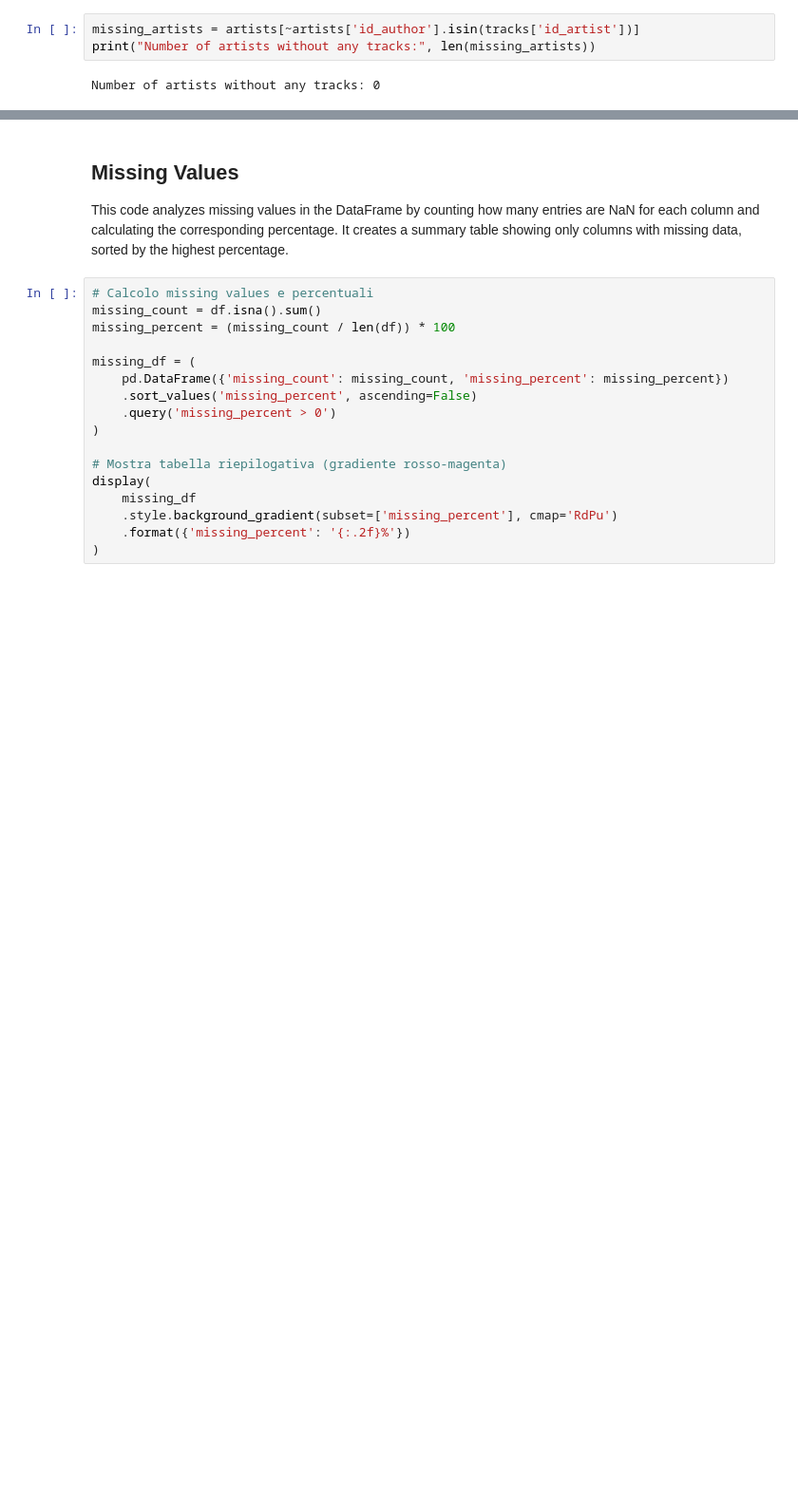
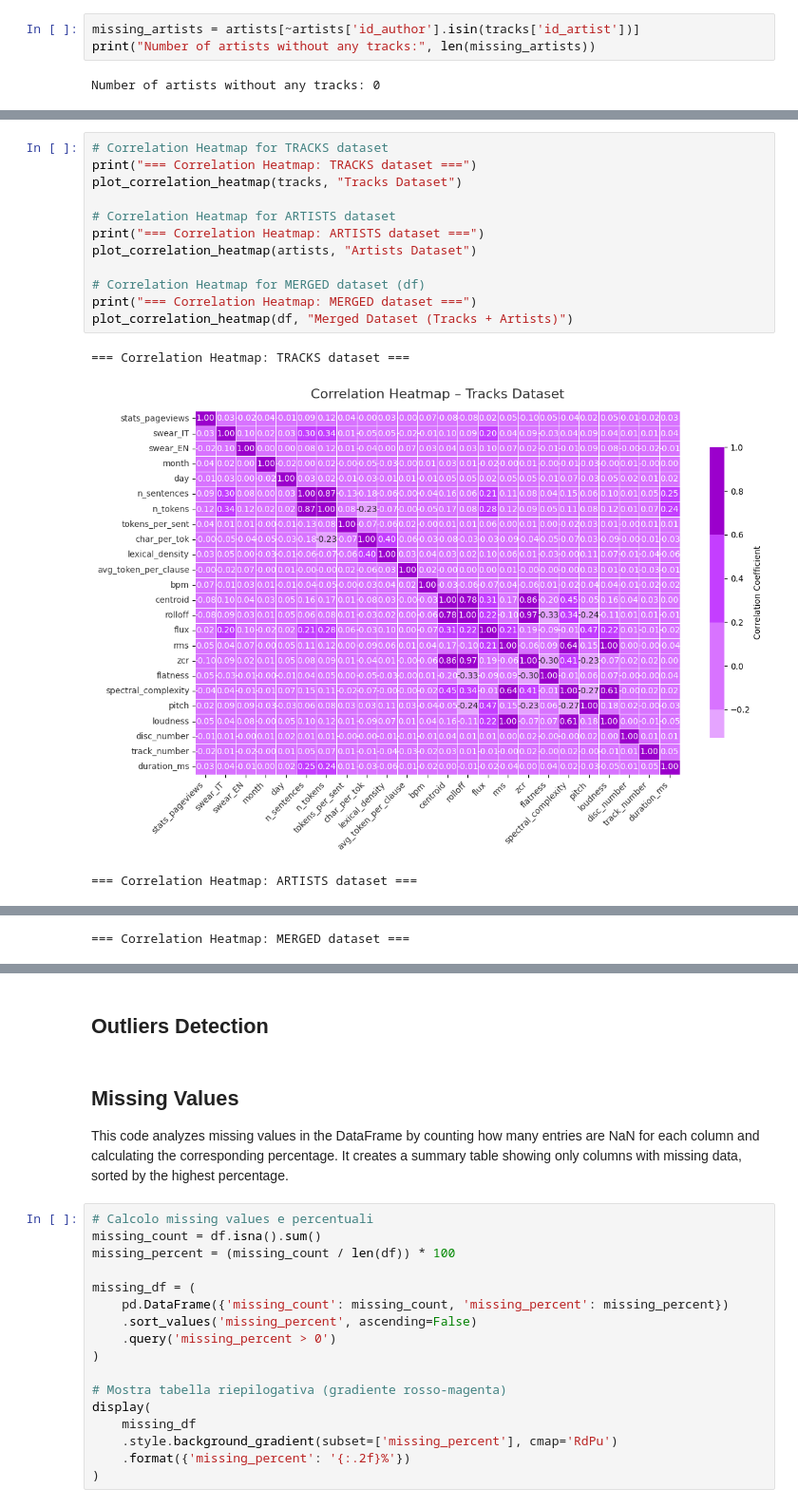
Before and after one commit to MichelaFaella/data_mining_project, a Jupyter notebook: data_understanding.ipynb, the cells around one changed output, grey strips where cells are left out. Shown at 95% size. Drawn from its saved outputs; the diff is of its cells as text; blank space fills up the shorter version.

```diff
--- a/data_understanding.ipynb
+++ b/data_understanding.ipynb
@@ -354,0 +408,16 @@ Number of artists without any tracks: 0
+# %%
+# Correlation Heatmap for TRACKS dataset
+print("=== Correlation Heatmap: TRACKS dataset ===")
+plot_correlation_heatmap(tracks, "Tracks Dataset")
+
+# Correlation Heatmap for ARTISTS dataset
+print("=== Correlation Heatmap: ARTISTS dataset ===")
+plot_correlation_heatmap(artists, "Artists Dataset")
+
+# Correlation Heatmap for MERGED dataset (df)
+print("=== Correlation Heatmap: MERGED dataset ===")
+plot_correlation_heatmap(df, "Merged Dataset (Tracks + Artists)")
+# %% [output]
+=== Correlation Heatmap: TRACKS dataset ===
+[figure, added]
+=== Correlation Heatmap: ARTISTS dataset ===
@@ -354,0 +425 @@ Number of artists without any tracks: 0
+=== Correlation Heatmap: MERGED dataset ===
@@ -355,3 +427,5 @@ Number of artists without any tracks: 0
+# %% [markdown]
+## Outliers Detection
 # %% [markdown]
 ## Missing Values
 This code analyzes missing values in the DataFrame by counting how many entries are NaN for each column and calculating the corresponding percentage. It creates a summary table showing only columns with missing data, sorted by the highest percentage.
```
Also changed, not shown: parts of 11 cells of this notebook.
